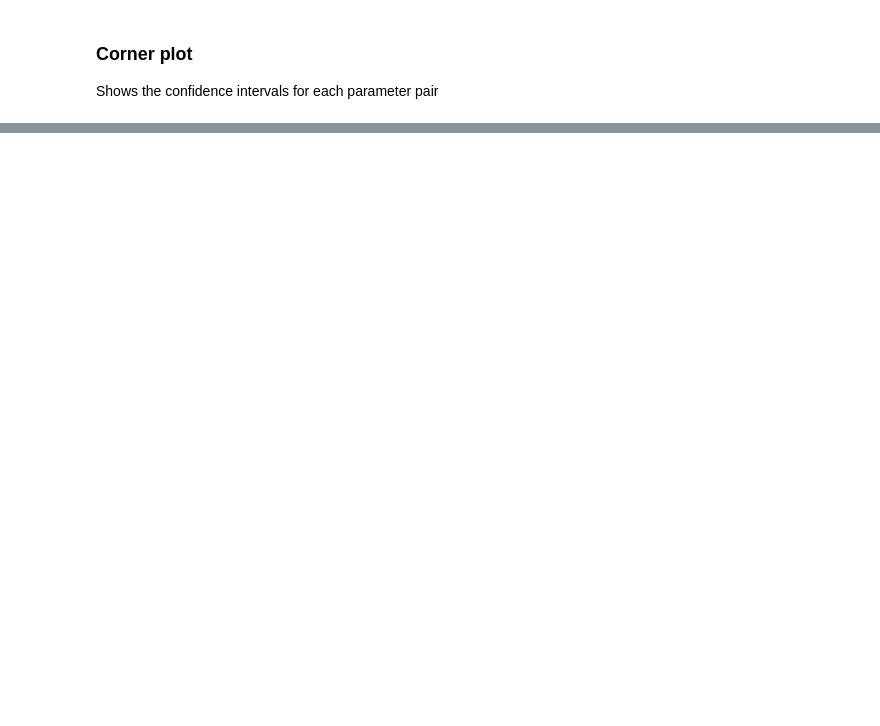
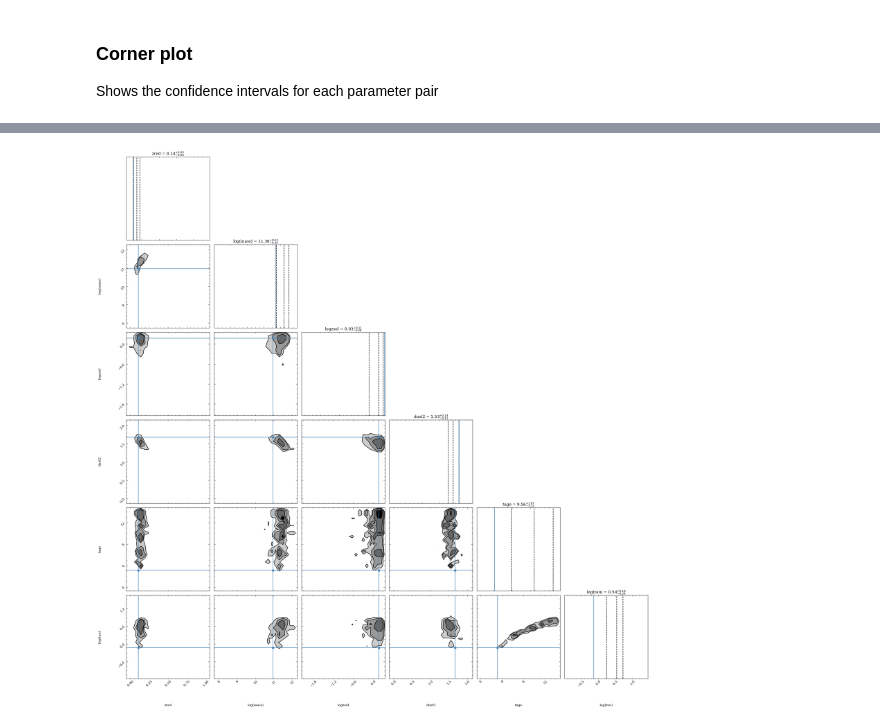
Before and after one commit to astro-nova/UWAstroStats, a Jupyter notebook: projects/sed-fitting/2 Prospector our data.ipynb, the cells around one changed output, grey strips where cells are left out. Saved outputs shown, nothing was run; the diff lists cells and outputs as text; code cells hidden in the pictures; blank space fills up the shorter version.

```diff
--- a/projects/sed-fitting/2 Prospector our data.ipynb
+++ b/projects/sed-fitting/2 Prospector our data.ipynb
@@ -325,0 +386,7 @@ corner.scatter(pbest[:, None], axes, color="firebrick", marker="o")
+# %%
+imax = np.argmax(results['lnprobability'])
+theta_best = results["chain"][imax, :]
+thin = 5
+cornerfig = reader.subcorner(results, start=0, thin=thin, truths=theta_best,
+                             fig=plt.subplots(6,6,figsize=(27,27))[0])
+# %% [output]
@@ -325,0 +394 @@ corner.scatter(pbest[:, None], axes, color="firebrick", marker="o")
+[figure, added]
```
Also changed, not shown: parts of 10 cells of this notebook.
